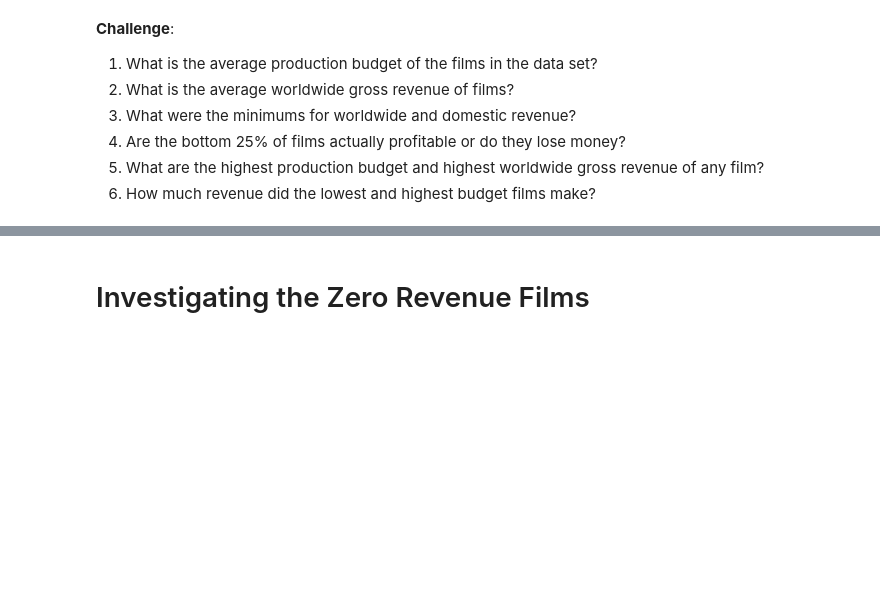
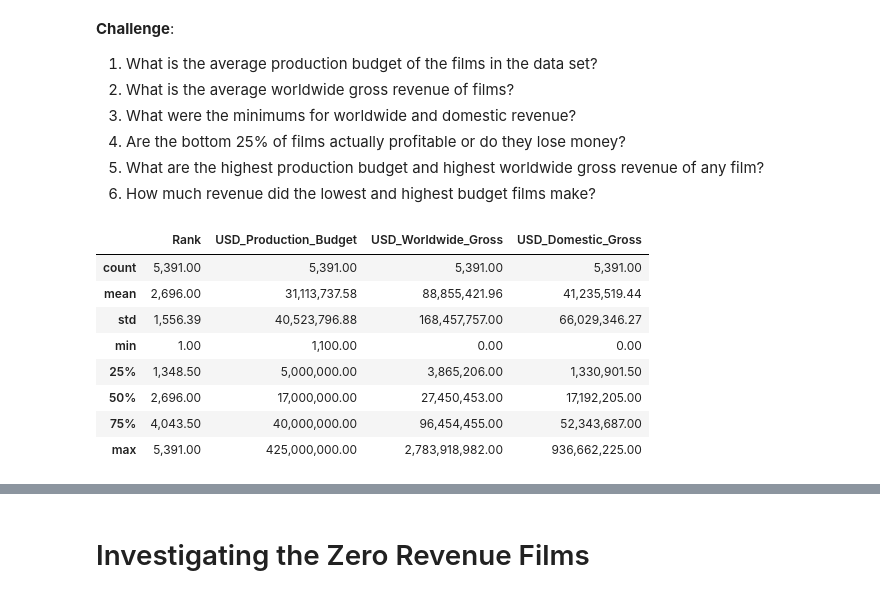
Before and after one commit to HKubinhetz/DS-Seaborn-and-Linear-Regression, a Jupyter notebook: Seaborn_and_Linear_Regression.ipynb, the cells around one changed output, grey strips where cells are left out. Drawn from its saved outputs; the diff is of its cells as text; code cells hidden in the pictures; blank space fills up the shorter version.

```diff
--- a/Seaborn_and_Linear_Regression.ipynb
+++ b/Seaborn_and_Linear_Regression.ipynb
@@ -79,6 +156,19 @@ clean_df.info()
 4. Are the bottom 25% of films actually profitable or do they lose money?
 5. What are the highest production budget and highest worldwide gross revenue of any film?
 6. How much revenue did the lowest and highest budget films make?
+# %%
+# Most of the answers can be found through the 'describe' method. Now it is up to us to interpret this data.
+clean_df.describe()
+# %% [output]
+|  | Rank | USD_Production_Budget | USD_Worldwide_Gross | USD_Domestic_Gross |
+| count | 5,391.00 | 5,391.00 | 5,391.00 | 5,391.00 |
+| mean | 2,696.00 | 31,113,737.58 | 88,855,421.96 | 41,235,519.44 |
+| std | 1,556.39 | 40,523,796.88 | 168,457,757.00 | 66,029,346.27 |
+| min | 1.00 | 1,100.00 | 0.00 | 0.00 |
+| 25% | 1,348.50 | 5,000,000.00 | 3,865,206.00 | 1,330,901.50 |
+| 50% | 2,696.00 | 17,000,000.00 | 27,450,453.00 | 17,192,205.00 |
+| 75% | 4,043.50 | 40,000,000.00 | 96,454,455.00 | 52,343,687.00 |
+| max | 5,391.00 | 425,000,000.00 | 2,783,918,982.00 | 936,662,225.00 |
 # %%
 # What is the average production budget of the films in the data set?
 print(f"The average production budget of the films in this data set is {'{0:.2f}'.format(clean_df['USD_Production_Budget'].mean())} USD.")
```
Also changed, not shown: parts of 20 cells of this notebook.
